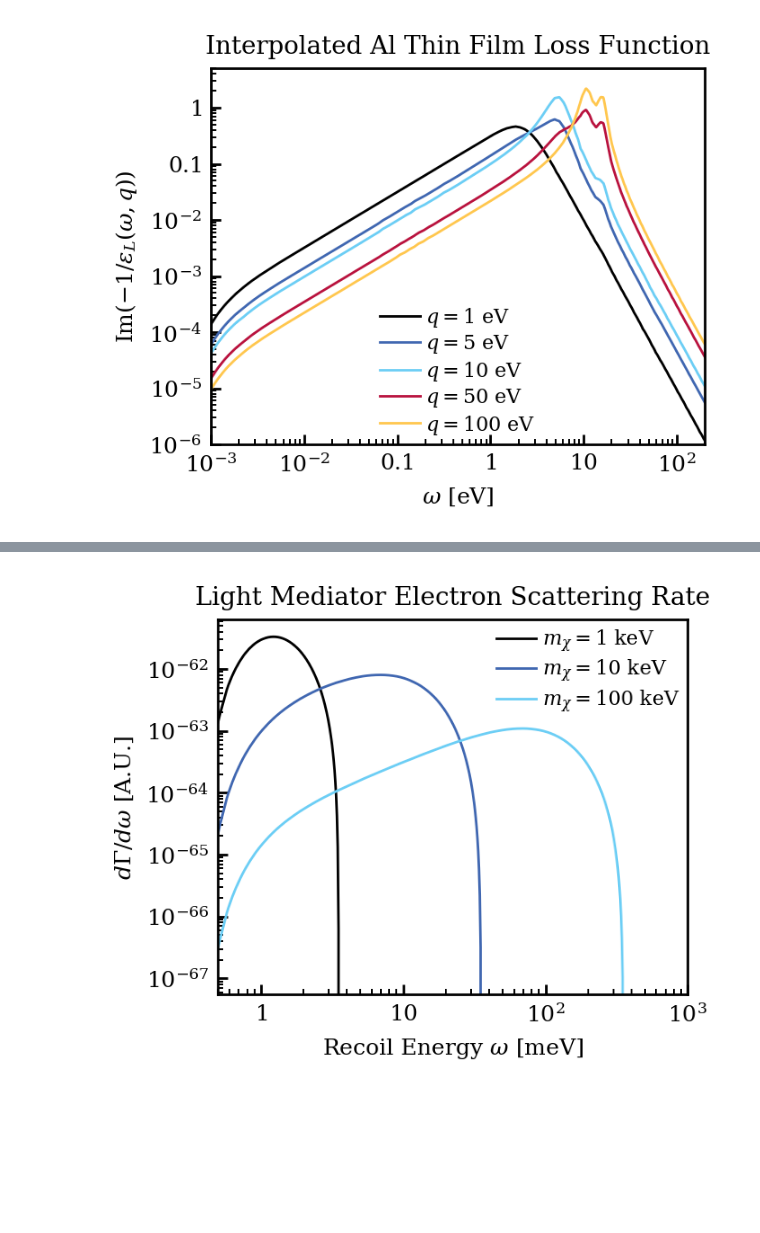
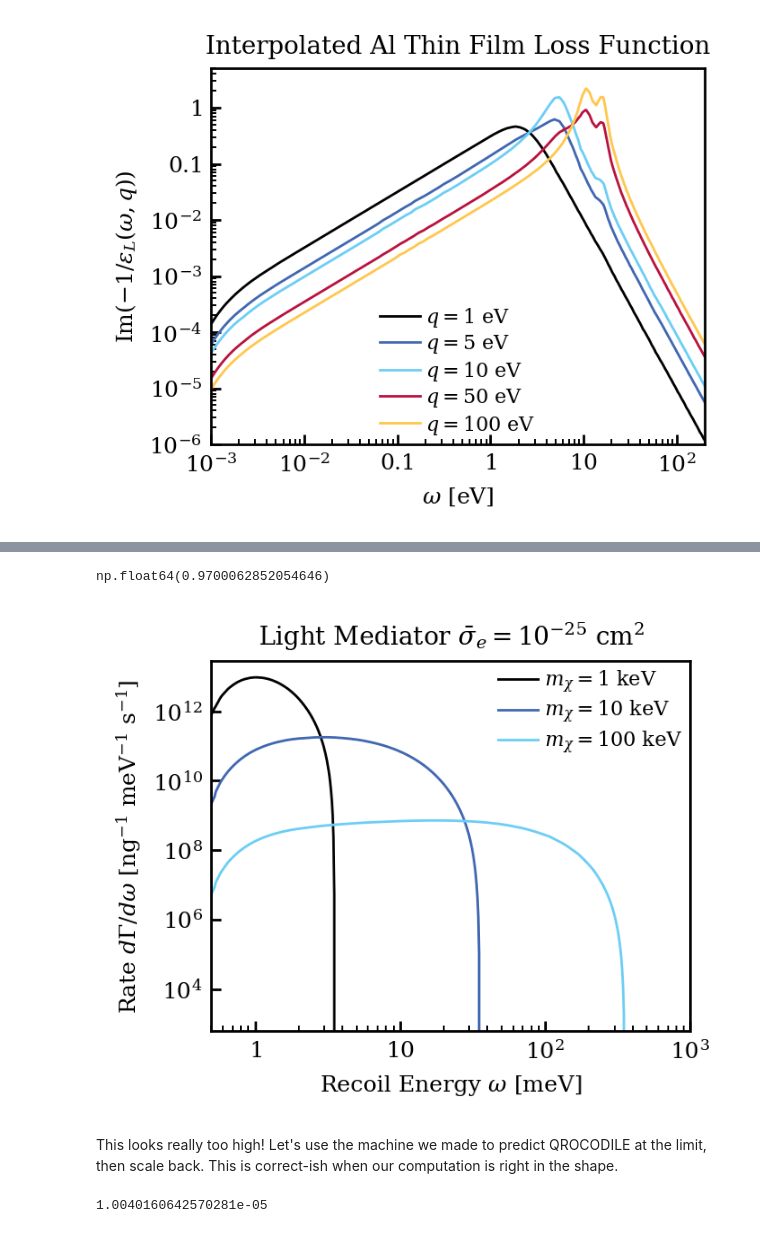
Before and after one commit to FaroutYLq/axioph, a Jupyter notebook: Directionality/rate_in_sc.ipynb, the cells around one changed output, grey strips where cells are left out. Drawn from its saved outputs; the diff is of its cells as text; code cells hidden in the pictures; blank space fills up the shorter version.

Commit message:
with bkg model

```diff
--- a/Directionality/rate_in_sc.ipynb
+++ b/Directionality/rate_in_sc.ipynb
@@ -645,4 +654,9 @@ plt.show()
+# %%
+np.trapz(halo_model.velocity_dist(v_kms, t=None), v_kms)
+# %% [output]
+np.float64(0.9700062852054646)
 # %%
-rates_10keV = calc_rate(omegas_eV, m_chi=10*nu.keV, sigma_e=1e-25*nu.cm**2)
-rates_1keV = calc_rate(omegas_eV, m_chi=1*nu.keV, sigma_e=1e-25*nu.cm**2)
-rates_100keV = calc_rate(omegas_eV, m_chi=100*nu.keV, sigma_e=1e-25*nu.cm**2)
+# Natural units, dimension: [1/energy]
+rates_1keV = calc_rate(omegas_eV, m_chi=1*nu.keV, sigma_e=1e-25*nu.cm**2, v_steps=100, q_steps=100)
+rates_10keV = calc_rate(omegas_eV, m_chi=10*nu.keV, sigma_e=1e-25*nu.cm**2, v_steps=100, q_steps=100)
+rates_100keV = calc_rate(omegas_eV, m_chi=100*nu.keV, sigma_e=1e-25*nu.cm**2, v_steps=100, q_steps=100)
@@ -649,16 +666,20 @@ rates_100keV = calc_rate(omegas_eV, m_chi=100*nu.keV, sigma_e=1e-25*nu.cm**2)
 # %%
-plt.plot(omegas_eV/nu.meV, rates_1keV, label=r"$m_\chi=1~\mathrm{keV}$")
-plt.plot(omegas_eV/nu.meV, rates_10keV, label=r"$m_\chi=10~\mathrm{keV}$")
-plt.plot(omegas_eV/nu.meV, rates_100keV, label=r"$m_\chi=100~\mathrm{keV}$")
+# Convert rate to [events / (nanogram * meV * s)]
+#unit_conv = nu.g * nu.meV * nu.s
+unit_conv = 8.52e35 * nu.eV #
+plt.plot(omegas_eV/nu.meV, rates_1keV * unit_conv, label=r"$m_\chi=1~\mathrm{keV}$")
+plt.plot(omegas_eV/nu.meV, rates_10keV * unit_conv, label=r"$m_\chi=10~\mathrm{keV}$")
+plt.plot(omegas_eV/nu.meV, rates_100keV * unit_conv, label=r"$m_\chi=100~\mathrm{keV}$")
 plt.yscale("log")
 plt.xlabel(r"Recoil Energy $\omega$ [meV]")
-plt.ylabel(r"$d\Gamma/d\omega$ [A.U.]")
+plt.ylabel(r"Rate $d\Gamma/d\omega$ [ng$^{-1}$ meV$^{-1}$ s$^{-1}$]")
 plt.xlim(0)
 plt.legend(loc="best")
-plt.title("Light Mediator Electron Scattering Rate")
+plt.title(r"Light Mediator $\bar{\sigma}_e=10^{-25}~\mathrm{cm}^2$")
 plt.xlim(0.5, 1000)
-#plt.xlim(omegas_eV[1]/nu.eV, 1)
 plt.xscale("log")
 plt.show()
 # %% [output]
-[figure, old version]
+[figure, new version]
+# %% [markdown]
+This looks really too high! Let's use the machine we made to predict QROCODILE at the limit, then scale back. This is correct-ish when our computation is right in the shape.
@@ -664,0 +702,5 @@ plt.show()
+# %%
+dcr_qrocodile_observed = 15/415/3600
+dcr_qrocodile_observed
+# %% [output]
+1.0040160642570281e-05
```
Also changed, not shown: parts of 17 cells of this notebook.
